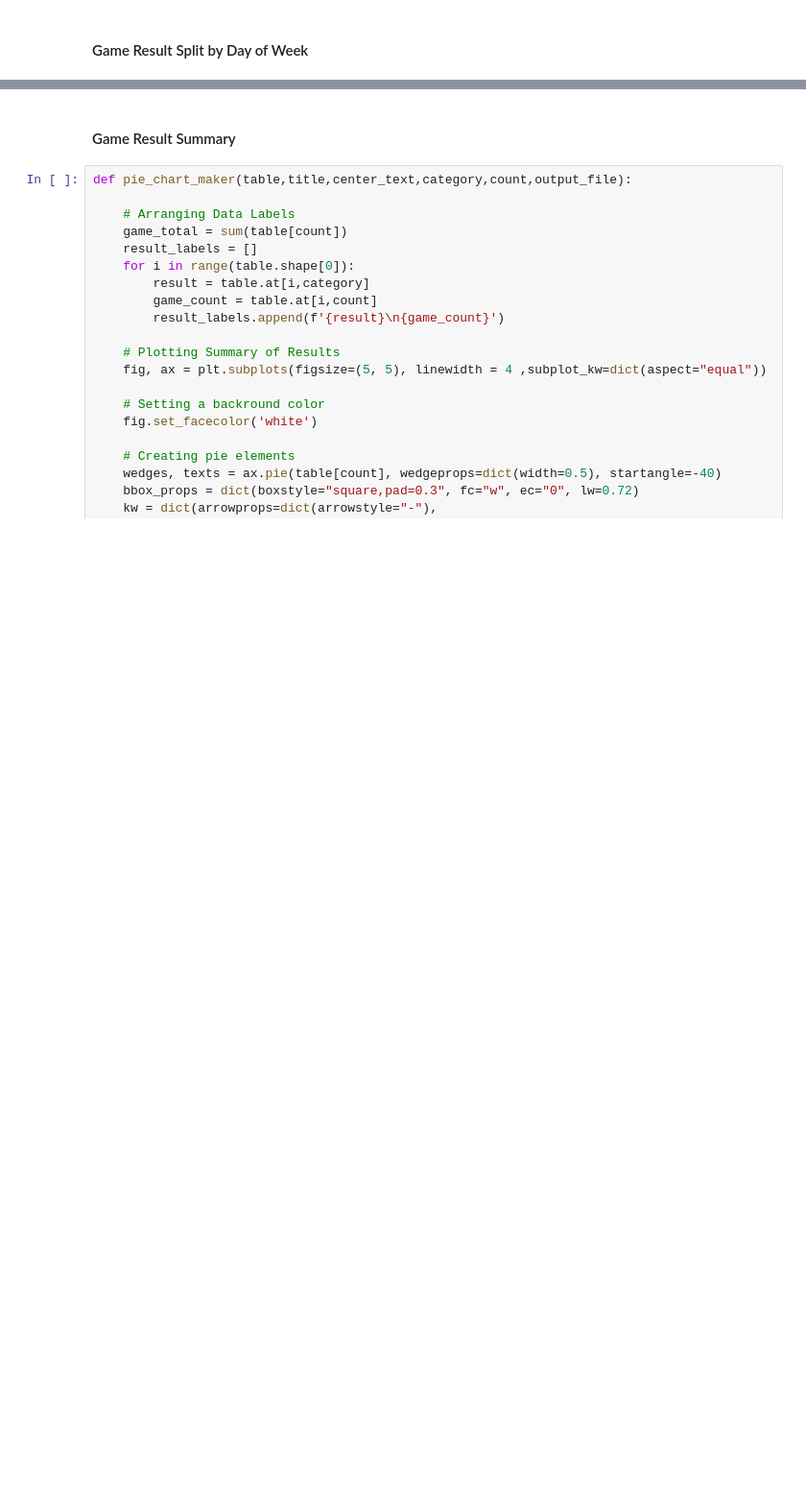
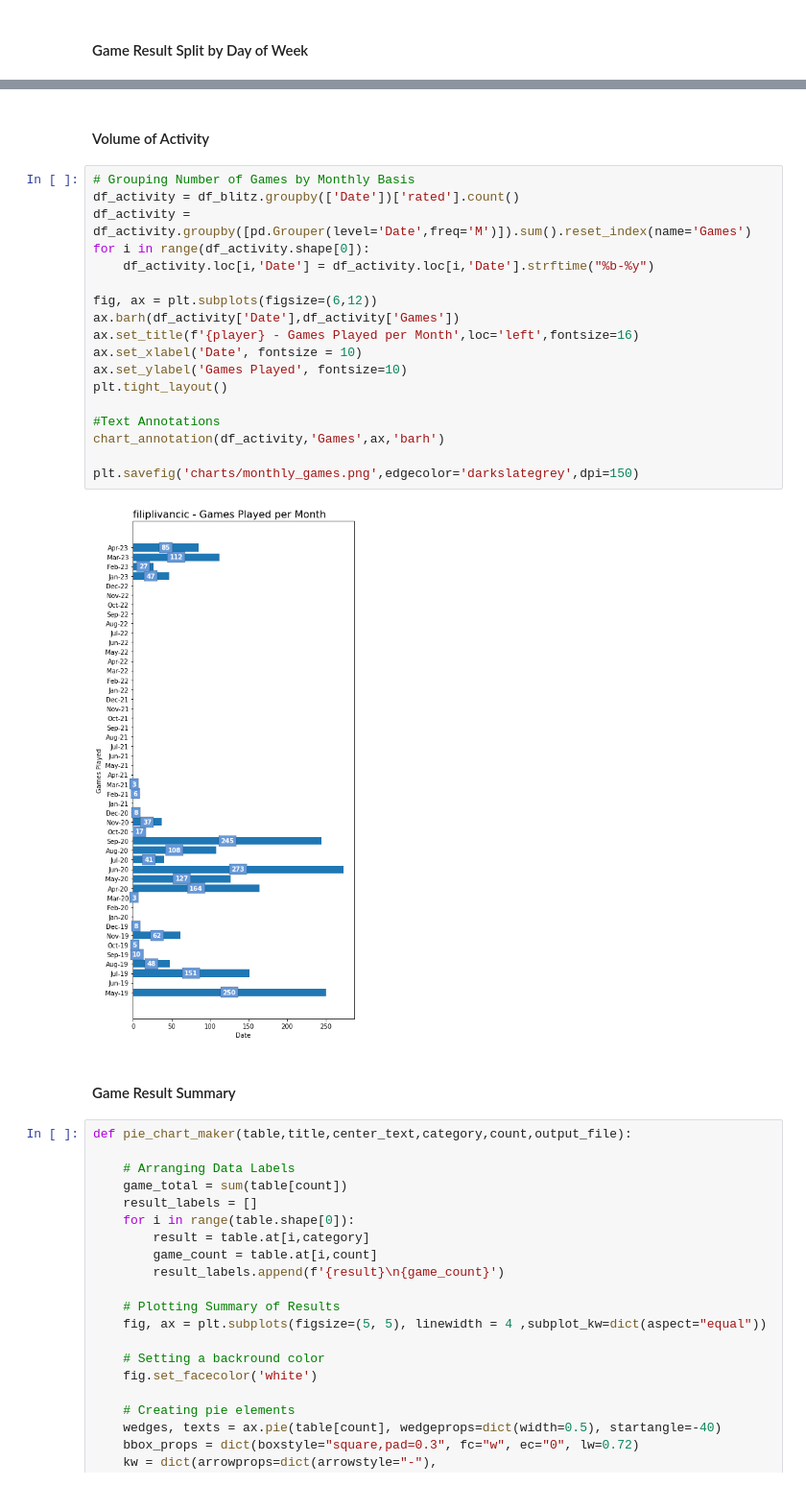
Before and after one commit to Filpill/chess_analysis, a Jupyter notebook: chess_analysis_v2.ipynb, the cells around one changed output, grey strips where cells are left out. Shown at 96% size. Drawn from its saved outputs; the diff is of its cells as text; blank space fills up the shorter version.

```diff
--- a/chess_analysis_v2.ipynb
+++ b/chess_analysis_v2.ipynb
@@ -475,3 +481,25 @@ plt.savefig('charts/day_of_week.png',edgecolor='darkslategrey',dpi=150)
+# %% [markdown]
+#### Volume of Activity
+# %%
+# Grouping Number of Games by Monthly Basis
+df_activity = df_blitz.groupby(['Date'])['rated'].count()
+df_activity = df_activity.groupby([pd.Grouper(level='Date',freq='M')]).sum().reset_index(name='Games')
+for i in range(df_activity.shape[0]):
+    df_activity.loc[i,'Date'] = df_activity.loc[i,'Date'].strftime("%b-%y")
+
+fig, ax = plt.subplots(figsize=(6,12))
+ax.barh(df_activity['Date'],df_activity['Games'])
+ax.set_title(f'{player} - Games Played per Month',loc='left',fontsize=16)
+ax.set_xlabel('Date', fontsize = 10)
+ax.set_ylabel('Games Played', fontsize=10)
+plt.tight_layout()
+
+#Text Annotations
+chart_annotation(df_activity,'Games',ax,'barh')
+
+plt.savefig('charts/monthly_games.png',edgecolor='darkslategrey',dpi=150)
+# %% [output]
+[figure, added]
 # %% [markdown]
 #### Game Result Summary
 # %%
```
Also changed, not shown: parts of 2 cells of this notebook, 1 other file.
